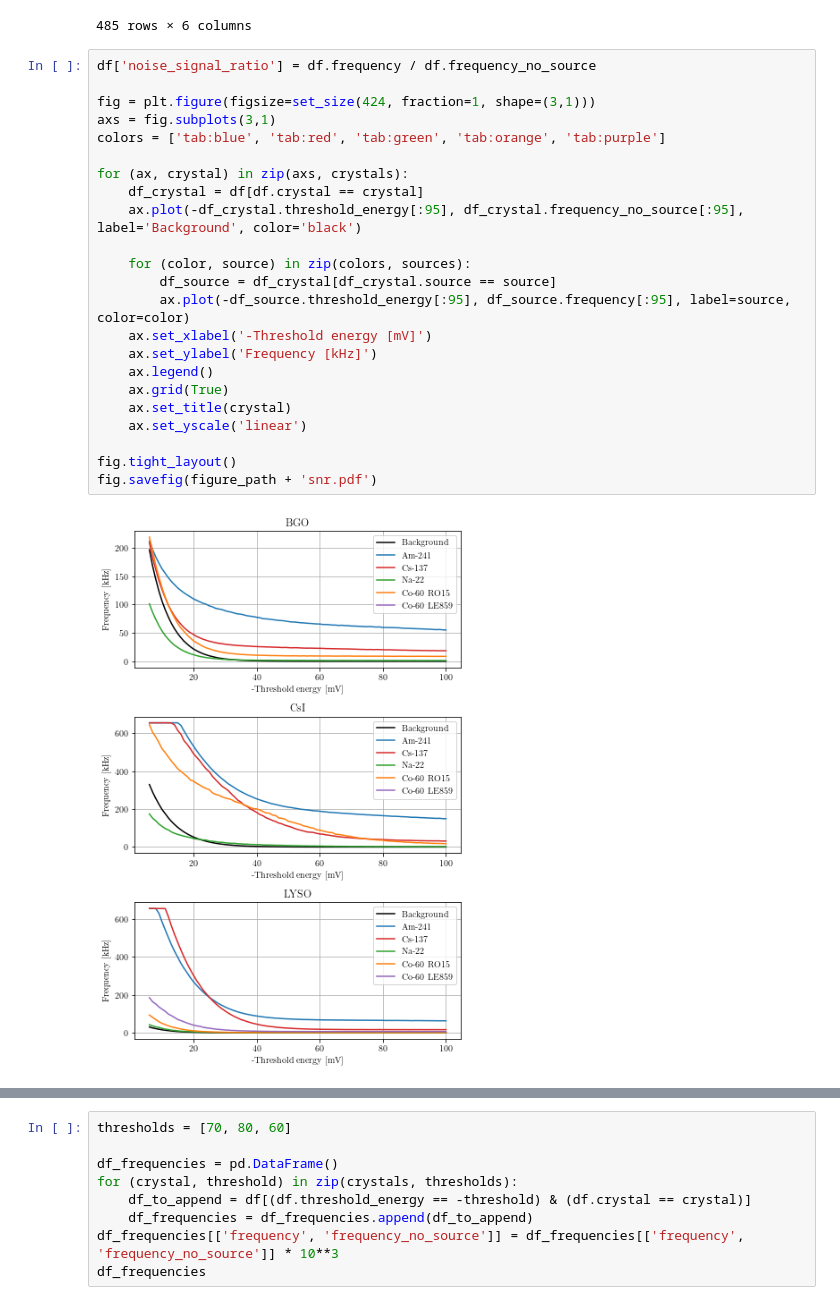
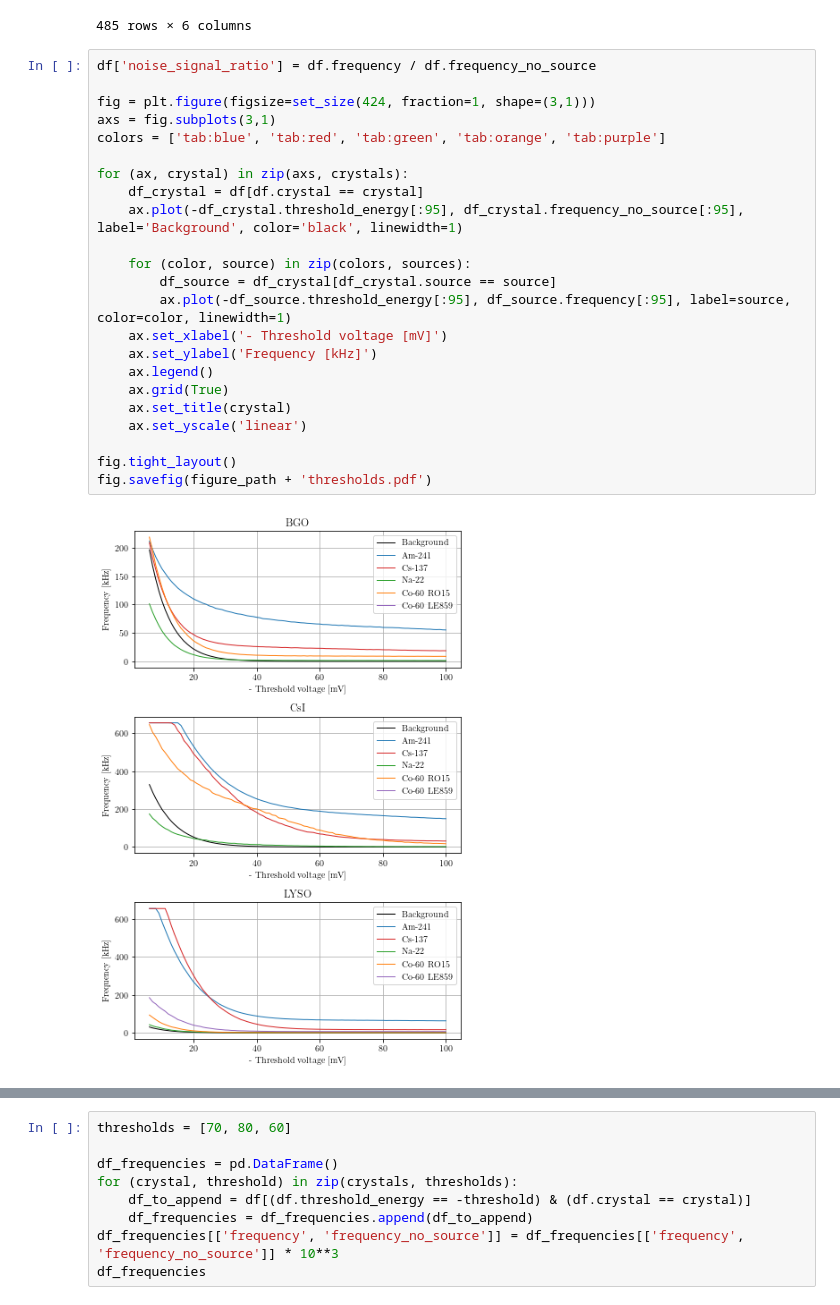
Before and after one commit to nicmontalti/PL4-GMA, a Jupyter notebook: analysis/threshold.ipynb, the cells around one changed output, grey strips where cells are left out. Drawn from its saved outputs; the diff is of its cells as text.

```diff
--- a/analysis/threshold.ipynb
+++ b/analysis/threshold.ipynb
@@ -110,28 +110,28 @@ df[df.source == 'Co-60 RO15']
 # %%
 df['noise_signal_ratio'] = df.frequency / df.frequency_no_source
 
 fig = plt.figure(figsize=set_size(424, fraction=1, shape=(3,1)))
 axs = fig.subplots(3,1)
 colors = ['tab:blue', 'tab:red', 'tab:green', 'tab:orange', 'tab:purple']
 
 for (ax, crystal) in zip(axs, crystals):
     df_crystal = df[df.crystal == crystal]
-    ax.plot(-df_crystal.threshold_energy[:95], df_crystal.frequency_no_source[:95], label='Background', color='black')
+    ax.plot(-df_crystal.threshold_energy[:95], df_crystal.frequency_no_source[:95], label='Background', color='black', linewidth=1)
 
     for (color, source) in zip(colors, sources):
         df_source = df_crystal[df_crystal.source == source]
-        ax.plot(-df_source.threshold_energy[:95], df_source.frequency[:95], label=source, color=color)
-    ax.set_xlabel('-Threshold energy [mV]')
+        ax.plot(-df_source.threshold_energy[:95], df_source.frequency[:95], label=source, color=color, linewidth=1)
+    ax.set_xlabel('- Threshold voltage [mV]')
     ax.set_ylabel('Frequency [kHz]')
     ax.legend()
     ax.grid(True)
     ax.set_title(crystal)
     ax.set_yscale('linear')
 
 fig.tight_layout()
-fig.savefig(figure_path + 'snr.pdf')
+fig.savefig(figure_path + 'thresholds.pdf')
 # %% [output]
-[figure, old version]
+[figure, new version]
 # %%
 df['noise_signal_ratio'] = df.frequency / df.frequency_no_source
 
```
Also changed, not shown: parts of 5 cells of this notebook, 1 other file.
